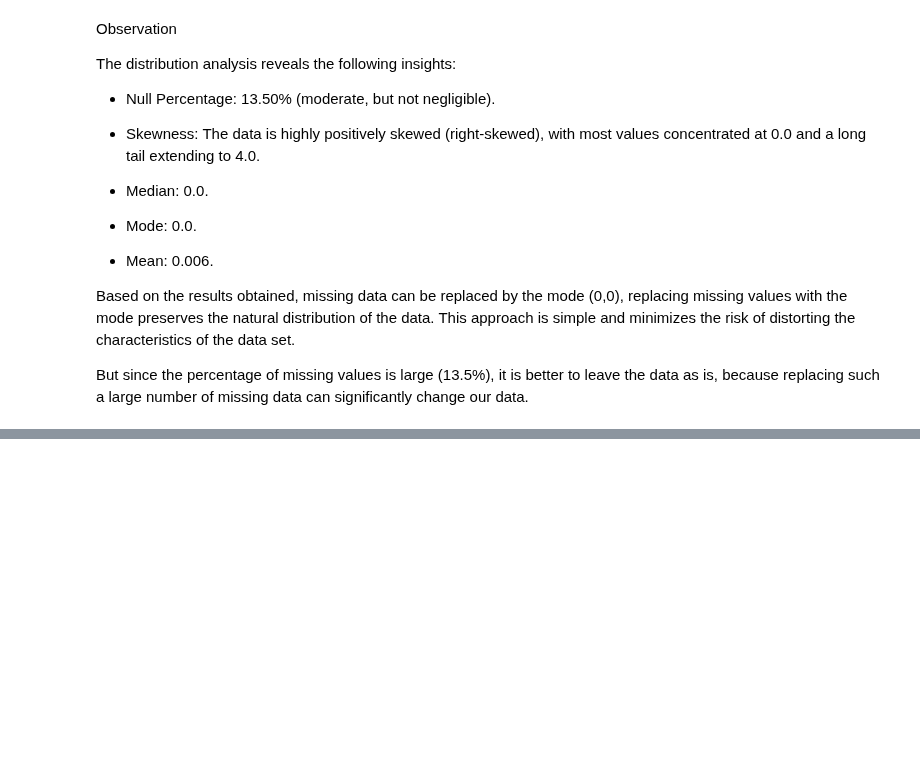
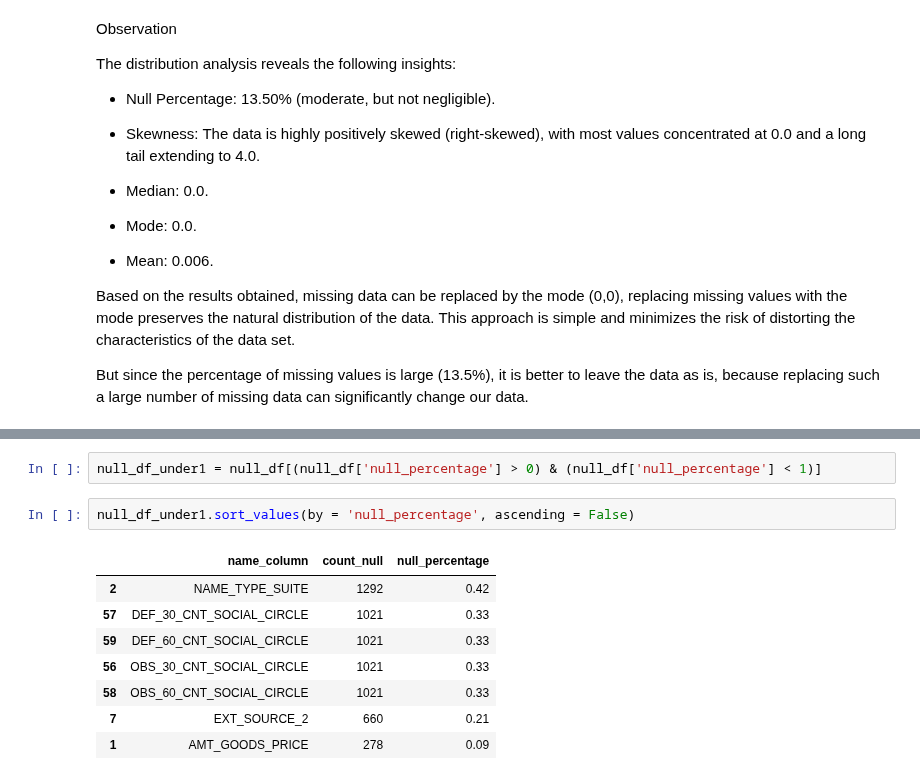
Before and after one commit to KharchenkoAnastasia/credit-default-risk-analysis, a Jupyter notebook: Home_Credit_Default_Risk.ipynb, the cells around one changed output, grey strips where cells are left out. Saved outputs shown, nothing was run; the diff lists cells and outputs as text; blank space fills up the shorter version.

```diff
--- a/Home_Credit_Default_Risk.ipynb
+++ b/Home_Credit_Default_Risk.ipynb
@@ -1011,0 +1014,13 @@
+# %%
+null_df_under1 = null_df[(null_df['null_percentage'] > 0) & (null_df['null_percentage'] < 1)]
+# %%
+null_df_under1.sort_values(by = 'null_percentage', ascending = False)
+# %% [output]
+|  | name_column | count_null | null_percentage |
+| 2 | NAME_TYPE_SUITE | 1292 | 0.42 |
+| 57 | DEF_30_CNT_SOCIAL_CIRCLE | 1021 | 0.33 |
+| 59 | DEF_60_CNT_SOCIAL_CIRCLE | 1021 | 0.33 |
+| 56 | OBS_30_CNT_SOCIAL_CIRCLE | 1021 | 0.33 |
+| 58 | OBS_60_CNT_SOCIAL_CIRCLE | 1021 | 0.33 |
+| 7 | EXT_SOURCE_2 | 660 | 0.21 |
+| 1 | AMT_GOODS_PRICE | 278 | 0.09 |
```
Also changed, not shown: parts of 11 cells of this notebook.
